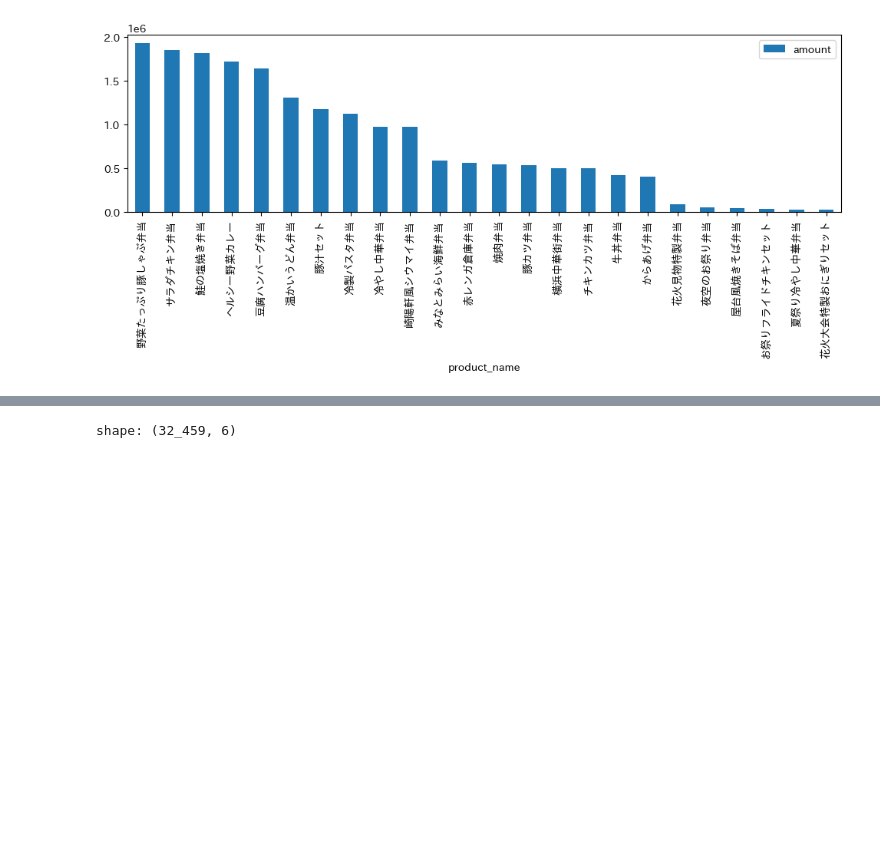
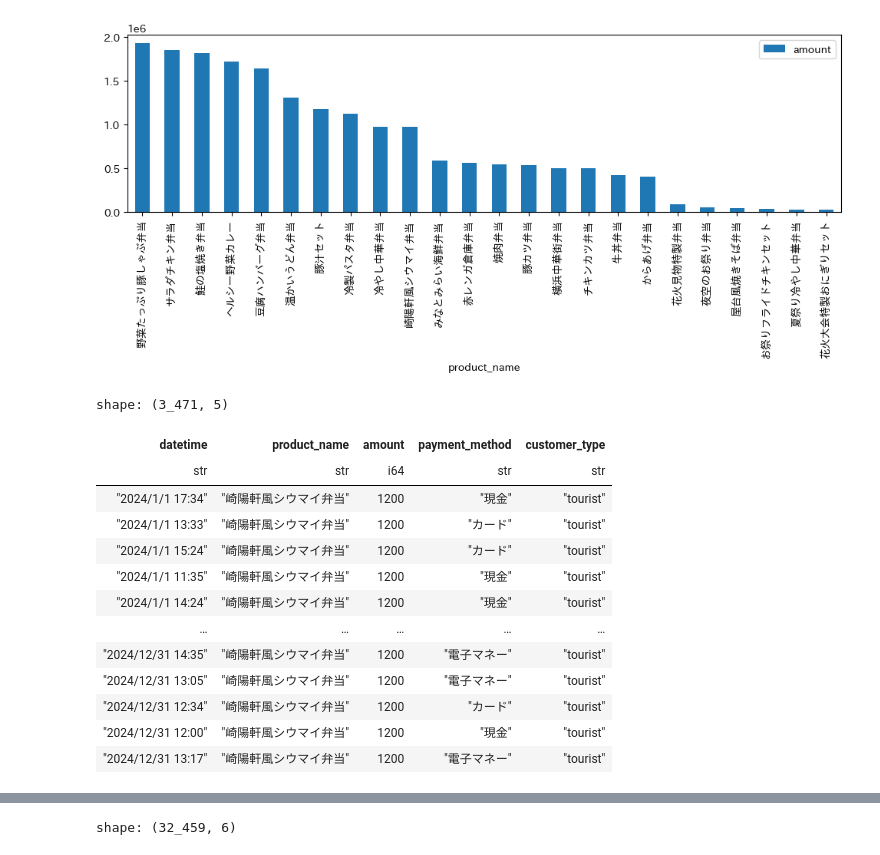
Before and after one commit to sitimi73/xbp_pos, a Jupyter notebook: analyzer.ipynb, the cells around one changed output, grey strips where cells are left out. Drawn from its saved outputs; the diff is of its cells as text; code cells hidden in the pictures; blank space fills up the shorter version.

```diff
--- a/analyzer.ipynb
+++ b/analyzer.ipynb
@@ -41,3 +41,23 @@ df_weather = pl.read_csv('./data/weather.csv', encoding='utf-8-sig')
 # %% [output]
 <Axes: xlabel='product_name'>
 [figure]
+# %%
+(df_pos
+
+    .filter(pl.col("customer_type").eq("tourist"))
+)
+# %% [output]
+shape: (3_471, 5)
+| datetime | product_name | amount | payment_method | customer_type |
+| str | str | i64 | str | str |
+| "2024/1/1 17:34" | "崎陽軒風シウマイ弁当" | 1200 | "現金" | "tourist" |
+| "2024/1/1 13:33" | "崎陽軒風シウマイ弁当" | 1200 | "カード" | "tourist" |
+| "2024/1/1 15:24" | "崎陽軒風シウマイ弁当" | 1200 | "カード" | "tourist" |
+| "2024/1/1 11:35" | "崎陽軒風シウマイ弁当" | 1200 | "現金" | "tourist" |
+| "2024/1/1 14:24" | "崎陽軒風シウマイ弁当" | 1200 | "現金" | "tourist" |
+| … | … | … | … | … |
+| "2024/12/31 14:35" | "崎陽軒風シウマイ弁当" | 1200 | "電子マネー" | "tourist" |
+| "2024/12/31 13:05" | "崎陽軒風シウマイ弁当" | 1200 | "電子マネー" | "tourist" |
+| "2024/12/31 12:34" | "崎陽軒風シウマイ弁当" | 1200 | "カード" | "tourist" |
+| "2024/12/31 12:00" | "崎陽軒風シウマイ弁当" | 1200 | "現金" | "tourist" |
+| "2024/12/31 13:17" | "崎陽軒風シウマイ弁当" | 1200 | "電子マネー" | "tourist" |
```
Also changed, not shown: parts of 5 cells of this notebook.
